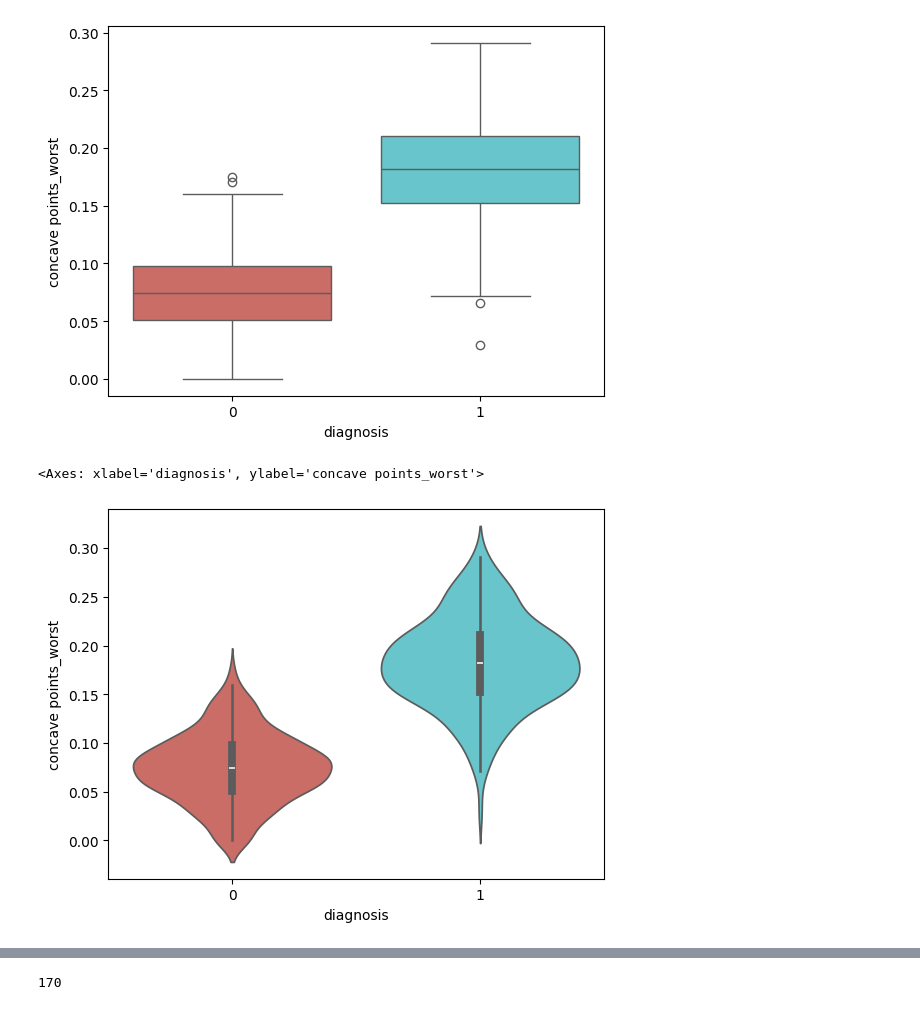
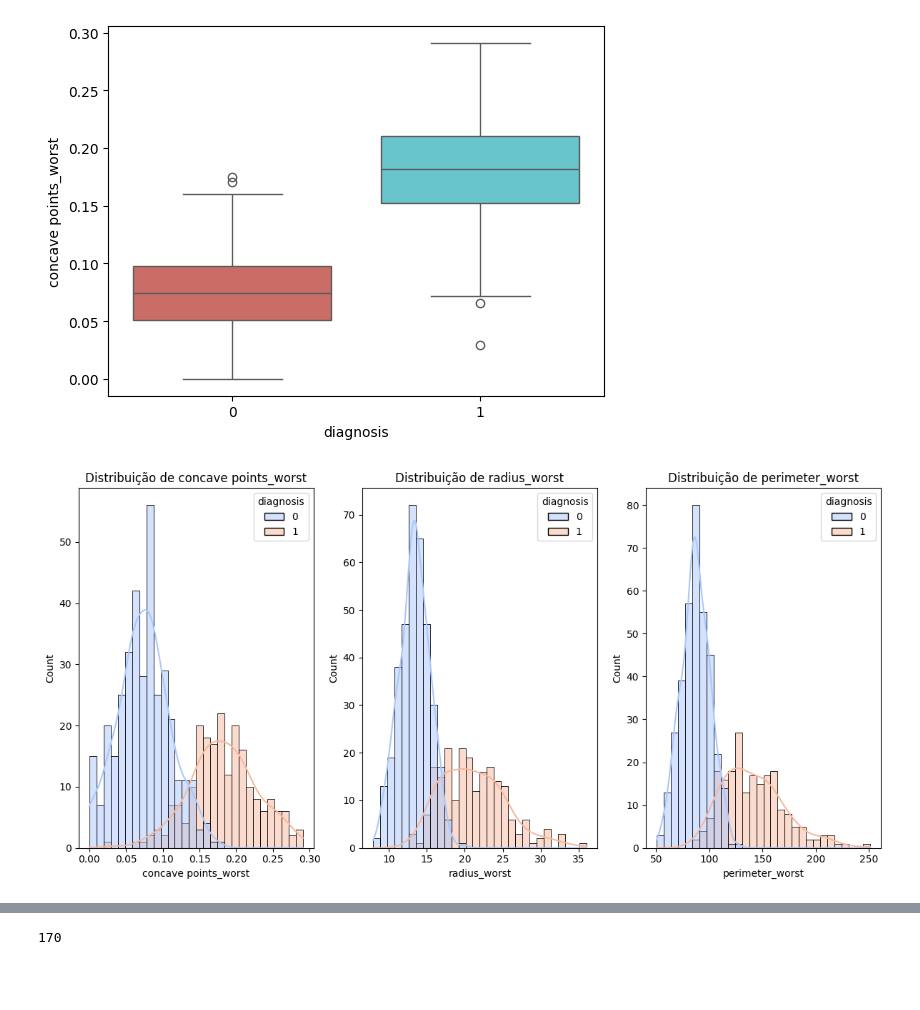
Before and after one commit to KeityPires/tech-challenge-ia-diagnostico, a Jupyter notebook: notebooks/02_exploracao_dados_cancer_mama.ipynb, the cells around one changed output, grey strips where cells are left out. Cells and saved outputs as stored; diff of their text form; code cells hidden in the pictures; blank space fills up the shorter version.

```diff
--- a/notebooks/02_exploracao_dados_cancer_mama.ipynb
+++ b/notebooks/02_exploracao_dados_cancer_mama.ipynb
@@ -173,2 +208,0 @@ array([nan])
-# %%
-df = df.drop(columns=['Unnamed: 32'])
@@ -199,8 +223,18 @@ sb.boxplot(x='diagnosis', y='concave points_worst', data=df, hue='diagnosis', pa
 # %% [output]
 <Axes: xlabel='diagnosis', ylabel='concave points_worst'>
 [figure]
-# %%
-sb.violinplot(x='diagnosis', y='concave points_worst', data=df,  hue='diagnosis', palette='hls', legend=False)
-# %% [output]
-<Axes: xlabel='diagnosis', ylabel='concave points_worst'>
-[figure, removed]
+# %%
+import matplotlib.pyplot as plt
+import seaborn as sns
+
+top_features = ['concave points_worst', 'radius_worst', 'perimeter_worst']
+
+plt.figure(figsize=(12, 6))
+for i, feature in enumerate(top_features, 1):
+    plt.subplot(1, 3, i)
+    sns.histplot(data=df, x=feature, hue='diagnosis', kde=True, palette='coolwarm', bins=30)
+    plt.title(f'Distribuição de {feature}')
+plt.tight_layout()
+plt.show()
+# %% [output]
+[figure, added]
```
Also changed, not shown: parts of 33 cells of this notebook, 8 other files.
